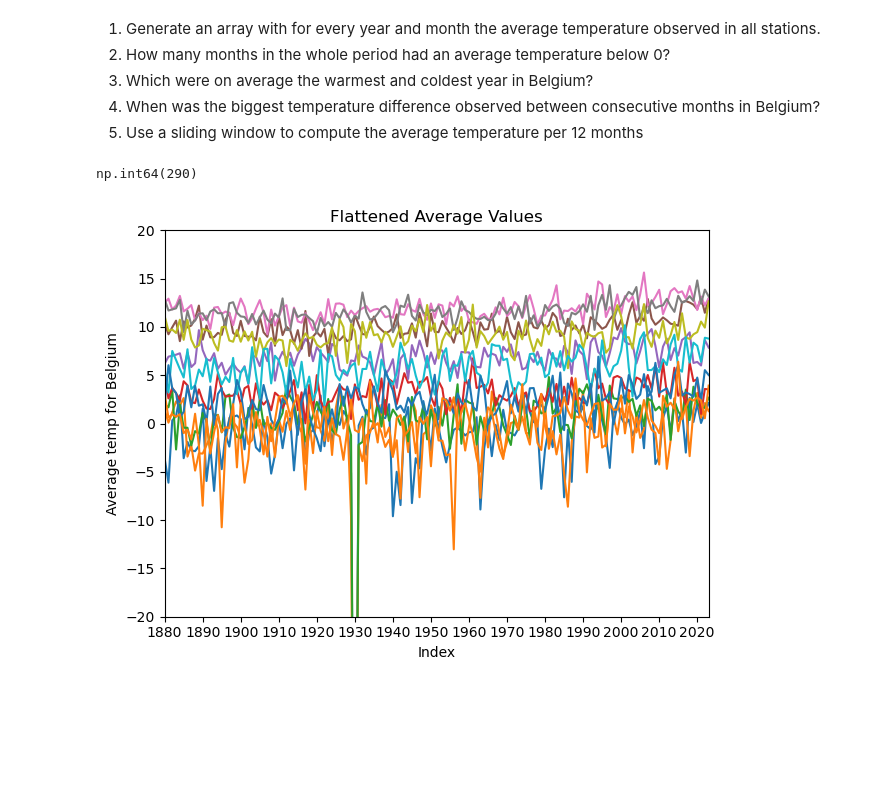
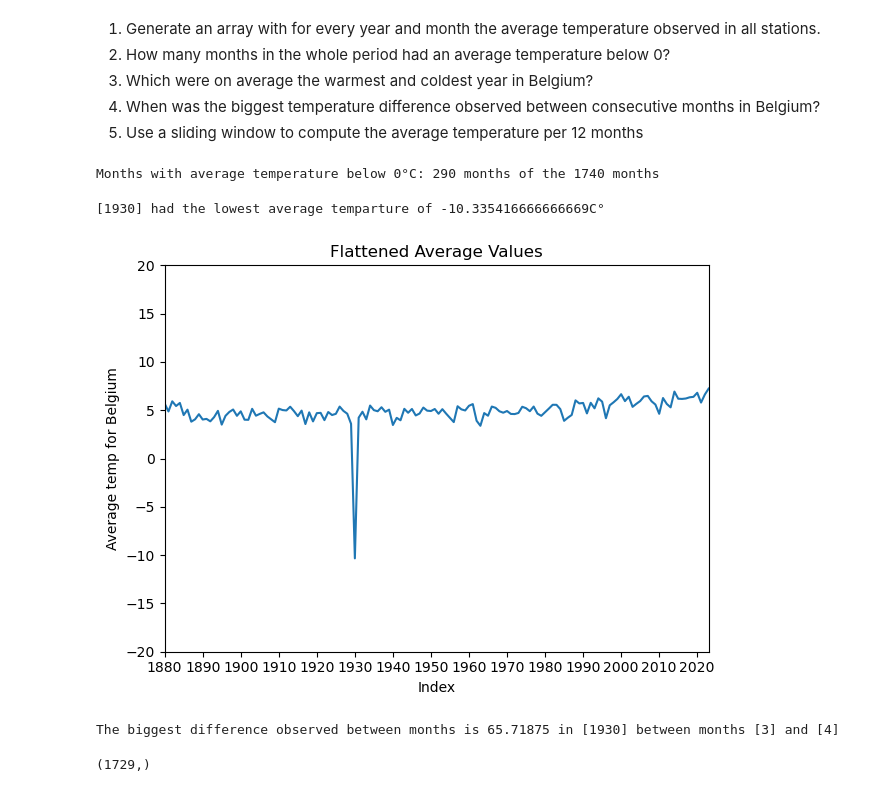
Before and after one commit to Joewi44/python_projects, a Jupyter notebook: belgian_temperature/wheater_data_2.ipynb, the cells around one changed output. Saved outputs shown, nothing was run; the diff lists cells and outputs as text; code cells hidden in the pictures; blank space fills up the shorter version.

```diff
--- a/belgian_temperature/wheater_data_2.ipynb
+++ b/belgian_temperature/wheater_data_2.ipynb
@@ -6,6 +7,28 @@ with open("data_files/belgian_temp.npy", "rb") as fh:
     year_range_arr = np.load(fh)
     station_name_arr = np.load(fh)
     files_arr = np.load(fh)
+# %%
+# PLOT 1 D ARRAY
+def plot(array, year_range_arr):
+    fig, ax = plt.subplots(1,1)
+    new_arr = np.pad(year_range_arr, (0, 1), mode='constant', constant_values=2024)
+
+    ax.plot(new_arr, array)
+
+    # Improve x-axis ticks (show every 10 years)
+    ax.set_xticks(np.arange(1880, 2024, 10))
+    ax.set_xlim(1880, 2023)  # Explicitly set range
+
+    # Add labels if needed
+    ax.set_xlabel("Index")
+    ax.set_ylabel("Average temp for Belgium")
+    ax.set_title("Flattened Average Values")
+    # THERE IS A MEASUREMENT OF -999C° so a limit of y-ax
+    ax.set_ylim(-20,20)
+
+    # Display the plot
+    plt.tight_layout()
+    plt.show()
 # %% [markdown]
 1. Generate an array with for every year and month the average temperature observed in all stations.
 2. How many months in the whole period had an average temperature below 0?
@@ -19,31 +42,34 @@ df_flatten = df_avg.reshape(-1,)    #shape (1740,)
 # %%
 # 2. How many months in the whole period had an average temperature below 0?
 avg_temp_below_0 = np.sum(df_avg < 0)
-avg_temp_below_0
+print(f"Months with average temperature below 0°C: {avg_temp_below_0} months of the {df_avg.size} months")
 # %% [output]
-np.int64(290)
+Months with average temperature below 0°C: 290 months of the 1740 months
-# %%
-
-import matplotlib.pyplot as plt
-
-fig, ax = plt.subplots(1,1)
-new_arr = np.pad(year_range_arr, (0, 1), mode='constant', constant_values=2024)
-
-ax.plot(new_arr, df_avg)
-
-# Improve x-axis ticks (show every 10 years)
-ax.set_xticks(np.arange(1880, 2024, 10))
-ax.set_xlim(1880, 2023)  # Explicitly set range
-
-# Add labels if needed
-ax.set_xlabel("Index")
-ax.set_ylabel("Average temp for Belgium")
-ax.set_title("Flattened Average Values")
-
-ax.set_ylim(-20,20)
-
-# Display the plot
-plt.tight_layout()
-plt.show()
-# %% [output]
-[figure, removed]
+# %%
+#3. Which were on average the warmest and coldest year in Belgium?
+avg_year = np.nanmean(df_avg, axis=1) #SHAPE (145,)
+min_avg_year = np.nanmin(avg_year)
+
+year_idx = np.where(avg_year == min_avg_year)
+print(f"{year_range_arr[year_idx]} had the lowest average temparture of {min_avg_year}C°")
+plot(avg_year, year_range_arr)
+# %% [output]
+[1930] had the lowest average temparture of -10.335416666666669C°
+[figure, added]
+# %%
+# 4. When was the biggest temperature difference observed between consecutive months in Belgium?
+df_avg_diff = np.abs(np.diff(df_avg, axis=1))  #SHAPE (145, 11)
+max_df_avg_diff = np.nanmax(df_avg_diff)
+year_idx, month_idx = np.where(df_avg_diff == max_df_avg_diff)
+print(f"The biggest difference observed between months is {max_df_avg_diff} in "
+      f"{year_range_arr[year_idx]} between months {month_idx+1} and {month_idx+2}")
+# %% [output]
+The biggest difference observed between months is 65.71875 in [1930] between months [3] and [4]
+# %%
+#5. Use a sliding window to compute the average temperature per 12 months
+window_size = 12
+smoothed_data = np.convolve(df_flatten, np.ones(window_size)/window_size, mode='valid')
+# SHAPE (1729,) => 1740 - 12 + 1 mode= valid
+smoothed_data.shape
+# %% [output]
+(1729,)
```
Also changed, not shown: parts of 3 cells of this notebook.
